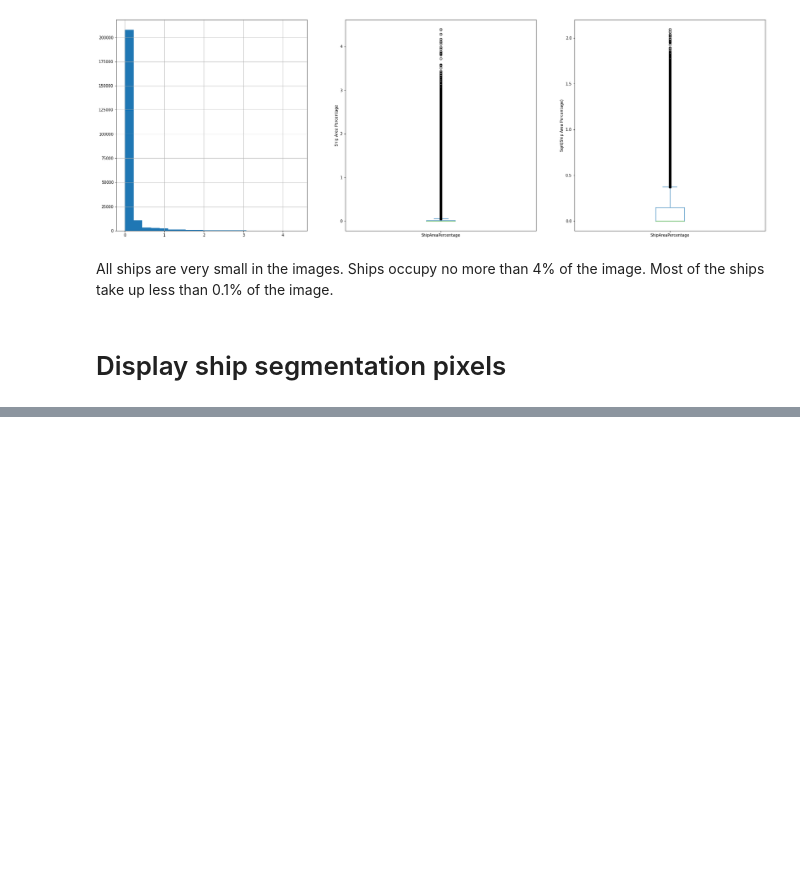
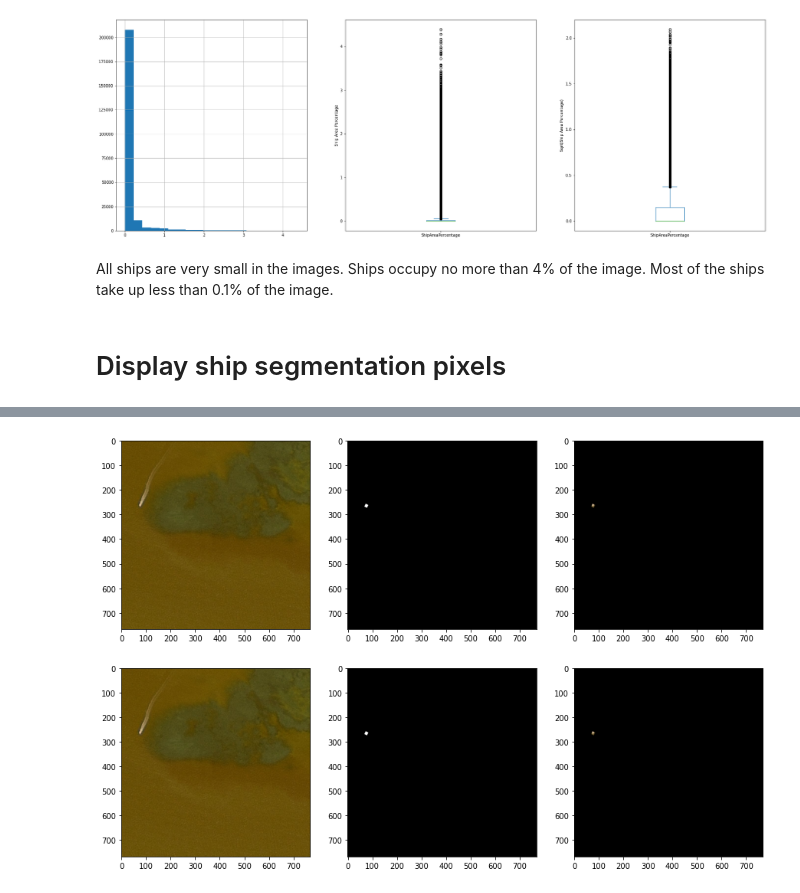
Before and after one commit to VLADISLAV008/Airbus-Ship-Detection-Challenge, a Jupyter notebook: data-analysis.ipynb, the cells around one changed output, grey strips where cells are left out. Cells and saved outputs as stored; diff of their text form; code cells hidden in the pictures; blank space fills up the shorter version.

```diff
--- a/data-analysis.ipynb
+++ b/data-analysis.ipynb
@@ -177,0 +223,6 @@ segmentations[segmentations['ImageId'] == '0006c52e8.jpg']
+# %%
+image_id = '000fd9827.jpg'
+show_image_with_encoded_pixels(image_id)
+segmentations[segmentations['ImageId'] == image_id]
+# %% [output]
+[figure, added]
```
Also changed, not shown: parts of 20 cells of this notebook.
